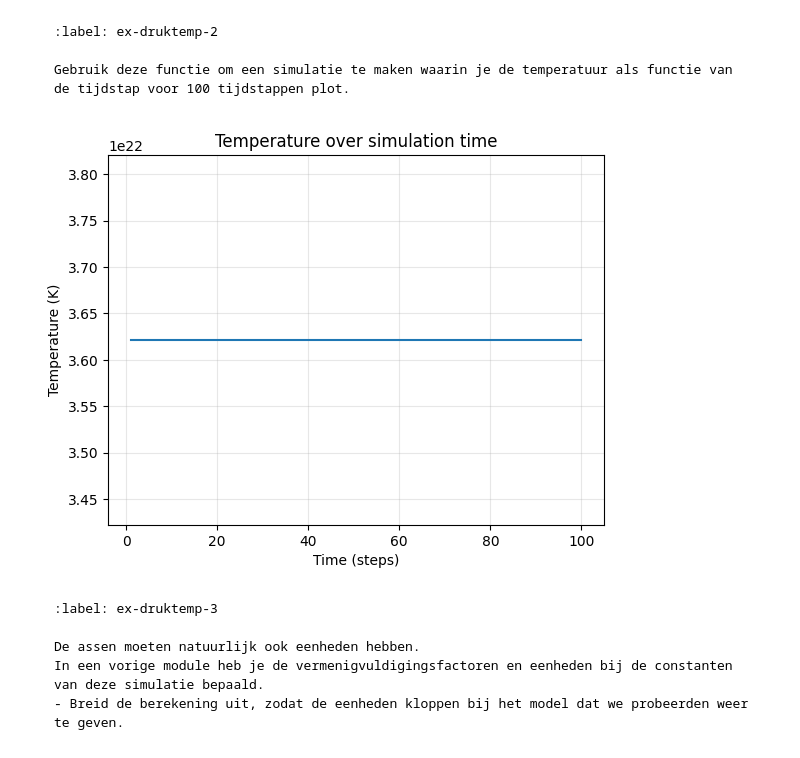
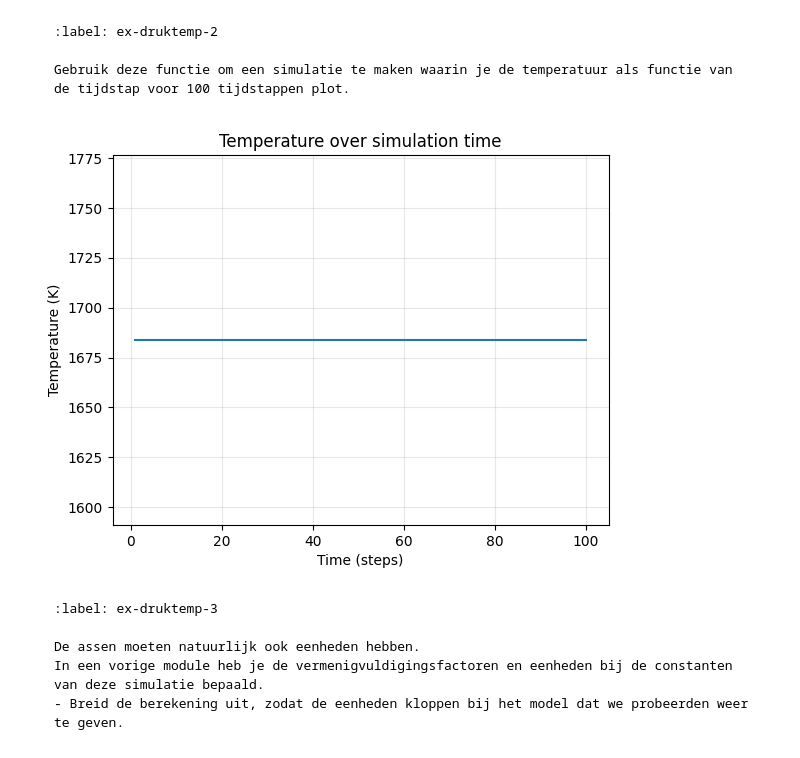
Before and after one commit to Arjunavhale/99, a Jupyter notebook: Content/PySim/5_druktemp.ipynb, the cells around one changed output. Saved outputs shown, nothing was run; the diff lists cells and outputs as text; code cells hidden in the pictures.

````diff
--- a/Content/PySim/5_druktemp.ipynb
+++ b/Content/PySim/5_druktemp.ipynb
@@ -186,19 +186,24 @@ Hierbij is
 Schrijf een functie die de temperatuur van het gas in onze simulatie bepaalt:
 ```
 # %%
-def temperature(particles) -> float: #if theres no particles, temperature is 0 as a float
+def temperature(particles,length_scale=1e-9, time_scale=1e-12, mass_scale=4.6495e-26) -> float: #if theres no particles, temperature is 0 as a float
     if len(particles) == 0:
         return 0.0
 
     v2 = np.array([np.dot(p.v,p.v) for p in particles], dtype=float) #squared speed as a dot product of its x and y components
     mean_v2 = v2.mean() #average squared speed
 
-    m=particles[0].m #getting the particle mass (assuming that all particles have the same mass)
+# convert to SI: v_SI = v_sim * (length_scale / time_scale)
+    speed_scale = length_scale / time_scale
+    mean_v2_SI = mean_v2 * speed_scale**2
+
+    m=particles[0].m * mass_scale #getting the particle mass (assuming that all particles have the same mass)
     f = 2 # degrees of freedom
 
     #Temperature
     kB = 1.380649e-23
-    temp = m*mean_v2 / (f*kB)
+    f = 2  # degrees of freedom in 2D
+    temp = m*mean_v2_SI / (f*kB)
 
     return temp
 # %% [markdown]
@@ -208,25 +213,32 @@ def temperature(particles) -> float: #if theres no particles, temperature is 0 a
 Gebruik deze functie om een simulatie te maken waarin je de temperatuur als functie van de tijdstap voor 100 tijdstappen plot.
 ```
 # %%
+# SI scale factors (documented for students)
+length_scale = 1e-9      # m per sim-length unit
+time_scale   = 1e-12     # s per sim-time unit
+mass_scale   = 4.6495e-26# kg per sim-mass unit
 
 particles = []
 temperatures = np.zeros(100, dtype=float)
 times = np.arange(1, 101)
 
 create_particles(particles)
 for i in range(100):
     take_time_step(particles)
-    temperatures[i] = temperature(particles) #calculates and stores the current temperature based on average E_k of all particles at that moment
+    temperatures[i] = temperature(particles,
+                                  length_scale=length_scale,
+                                  time_scale=time_scale,
+                                  mass_scale=mass_scale) #calculates and stores the current temperature based on average E_k of all particles at that moment
 
 plt.figure()
 plt.plot(times, temperatures)
 plt.xlabel('Time (steps)')
 plt.ylabel('Temperature (K)')
 plt.title('Temperature over simulation time')
 plt.grid(True, alpha=0.3)
 plt.show()
 # %% [output]
-[figure, old version]
+[figure, new version]
 # %% [markdown]
 ```{exercise}
 :label: ex-druktemp-3
````
Also changed, not shown: parts of 4 cells of this notebook.
